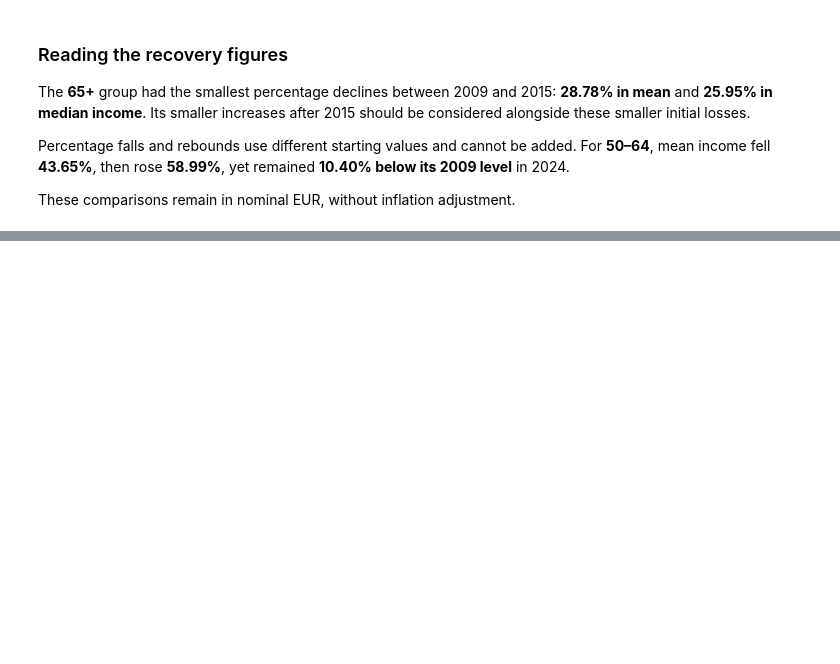
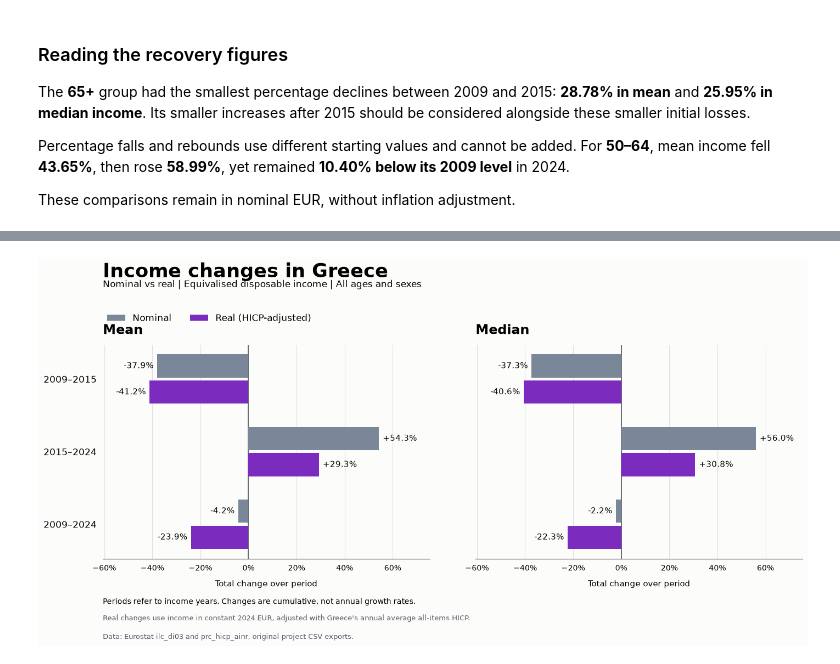
Before and after one commit to GeorgeZDESK/eurostat-income-analysis, a Jupyter notebook: notebooks/02_income_analysis.ipynb, the cells around one changed output, grey strips where cells are left out. Drawn from its saved outputs; the diff is of its cells as text; code cells hidden in the pictures; blank space fills up the shorter version.

```diff
--- a/notebooks/02_income_analysis.ipynb
+++ b/notebooks/02_income_analysis.ipynb
@@ -495,3 +495,5 @@ The **65+** group had the smallest percentage declines between 2009 and 2015: **
 Percentage falls and rebounds use different starting values and cannot be added. For **50–64**, mean income fell **43.65%**, then rose **58.99%**, yet remained **10.40% below its 2009 level** in 2024.
 
 These comparisons remain in nominal EUR, without inflation adjustment.
+# %%
+hicp_raw = pd.read_csv("../data/raw/prc_hicp_ainr__custom_23673998_linear_2_0.csv")
@@ -497,0 +604,15 @@ These comparisons remain in nominal EUR, without inflation adjustment.
+# %%
+# Get the annual HICP index for the reference year.
+hicp_2024 = hicp_greece.loc[hicp_greece["TIME_PERIOD"] == 2024, "OBS_VALUE"].iloc[0]
+# %%
+# Add real income while keeping the original nominal income.
+greece_income_hicp["income_real_2024"] = (greece_income_hicp["income"] * hicp_2024 / greece_income_hicp["hicp_index"])
+
+greece_age_hicp["income_real_2024"] = (greece_age_hicp["income"] * hicp_2024 / greece_age_hicp["hicp_index"])
+
+# Compare nominal and real amounts for the selected income years.
+display(
+    greece_income_hicp.loc[
+        greece_income_hicp["income_year"].isin([2009, 2015, 2024]),
+        ["income_year", "indicator", "income", "income_real_2024"],
+    ].sort_values(["income_year", "indicator"]).round(2))
@@ -497,0 +661,79 @@ These comparisons remain in nominal EUR, without inflation adjustment.
+# %%
+fig, axes = plt.subplots(1, 2, figsize=(15, 7.5), sharex=True, sharey=True, facecolor="#FCFCFA")
+fig.subplots_adjust(left=0.12, right=0.97, top=0.76, bottom=0.24, wspace=0.14)
+
+# Place the three periods from top to bottom.
+positions = [2, 1, 0]
+
+for ax, indicator in [(axes[0], "Mean"), (axes[1], "Median")]:
+    panel_data = income_change_comparison.loc[
+        income_change_comparison["Indicator"] == indicator]
+
+    # Offset the bars so nominal and real changes appear as a pair.
+    nominal_bars = ax.barh(
+        [p + 0.18 for p in positions],
+        panel_data["Nominal (%)"],
+        height=0.32, color="#7A8798", label="Nominal", zorder=3)
+    real_bars = ax.barh(
+        [p - 0.18 for p in positions],
+        panel_data["Real (%)"],
+        height=0.32, color="#7B2CBF",
+        label="Real (HICP-adjusted)", zorder=3)
+
+    # Show signed percentages at the ends of the bars.
+    ax.bar_label(nominal_bars, fmt="%+.1f%%", padding=5, fontsize=11)
+    ax.bar_label(real_bars, fmt="%+.1f%%", padding=5, fontsize=11)
+
+    ax.set_title(indicator, loc="left", fontsize=17, fontweight="bold", pad=14)
+    ax.set_yticks(positions)
+    ax.set_yticklabels(panel_data["Period"], fontsize=12)
+    ax.set_xlabel("Total change over period", fontsize=11, labelpad=10)
+    ax.xaxis.set_major_formatter(StrMethodFormatter("{x:.0f}%"))
+
+    ax.axvline(0, color="#454B55", linewidth=1.1)
+    ax.grid(axis="x", color="#DDE1E6", linewidth=0.8)
+    ax.set_axisbelow(True)
+    ax.set_facecolor("#FCFCFA")
+    ax.spines[["top", "right", "left"]].set_visible(False)
+    ax.tick_params(axis="both", length=0, pad=8)
+
+    # Leave space for labels outside positive and negative bars.
+    ax.margins(x=0.20)
+
+fig.suptitle(
+    "Income changes in Greece",
+    x=0.12, y=0.96, ha="left", fontsize=25, fontweight="bold")
+fig.text(
+    0.12, 0.90,
+    "Nominal vs real | Equivalised disposable income | All ages and sexes",
+    fontsize=12)
+
+# Use one legend for both panels.
+handles, labels = axes[0].get_legend_handles_labels()
+fig.legend(
+    handles, labels,
+    loc="upper left", bbox_to_anchor=(0.115, 0.855),
+    ncol=2, frameon=False, fontsize=12)
+
+fig.text(
+    0.12, 0.13,
+    "Periods refer to income years. Changes are cumulative, not annual growth rates.",
+    fontsize=10)
+fig.text(
+    0.12, 0.09,
+    "Real changes use income in constant 2024 EUR, adjusted with Greece's annual average all-items HICP.",
+    fontsize=9.5, color="#555B66")
+fig.text(
+    0.12, 0.045,
+    "Data: Eurostat ilc_di03 and prc_hicp_ainr, original project CSV exports.",
+    fontsize=9, color="#555B66")
+
+# Save before displaying the figure.
+fig.savefig(
+    "../reports/figures/greece_income_nominal_real_changes.png",
+    dpi=300,
+    facecolor=fig.get_facecolor())
+
+plt.show()
+# %% [output]
+[figure, added]
```
Also changed, not shown: parts of 10 cells of this notebook, 2 other files.
